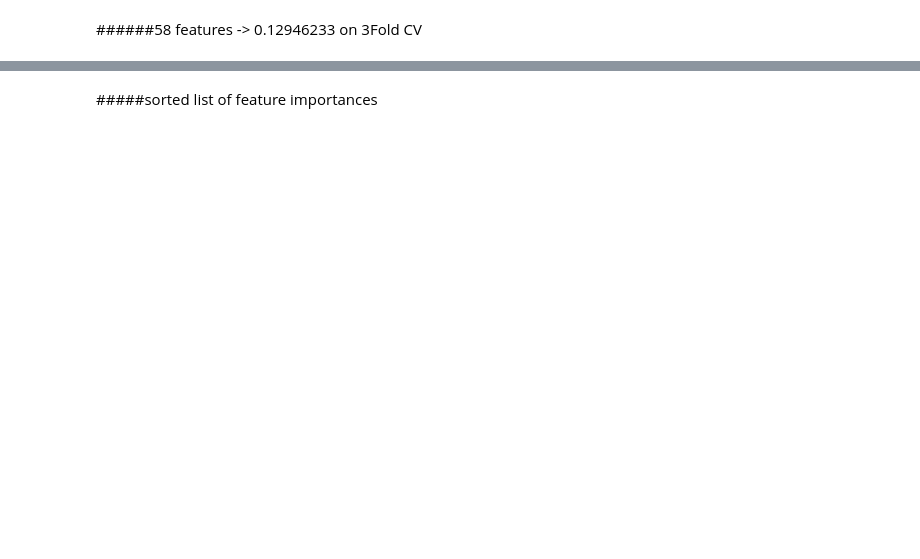
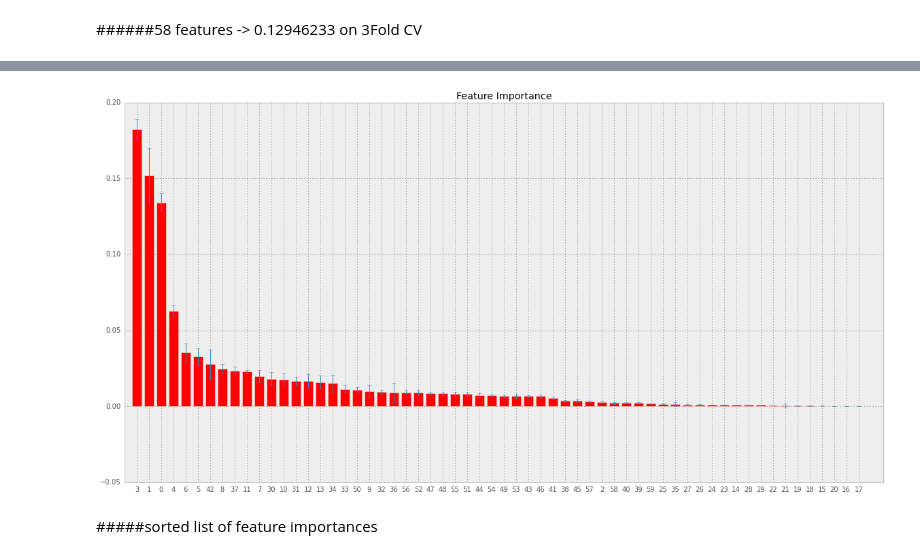
Before and after one commit to shayakhmetov/rossman-store-sales, a Jupyter notebook: rossman.ipynb, the cells around one changed output, grey strips where cells are left out. Cells and saved outputs as stored; diff of their text form; code cells hidden in the pictures; blank space fills up the shorter version.

Commit message:
rewritten logic of cross-validation, more effective, but not nuch so far

```diff
--- a/rossman.ipynb
+++ b/rossman.ipynb
@@ -231,0 +181,5 @@ def main_feature_construction(data, validation, feature_selection=None, date_ran
+# %%
+def construct_data(data, store_info, train_features):
+    data = merge_with_store(data[train_features], store_info)
+    data = construct_some_features(data)
+    return data
@@ -240,8 +231,7 @@ def visualize_feature_importances(clf, features):
         for i, k in enumerate(sorted_indices):
             print('%2d (feature %2d):' % (i, k), features[k], 'coef = %.8f' % coefs[k])
         pl.title('Coeffs of linear model')
-        pl.bar(range(len(features)), coefs[sorted_indices],
-               color='r')
+        pl.bar(range(len(features)), coefs[sorted_indices], color='r')
         pl.xticks(range(len(features)), sorted_indices)
         pl.xlim([-1, len(features) + 1])
 
@@ -253,8 +243,8 @@ def visualize_feature_importances(clf, features):
             print('%2d (feature %2d):' % (i, k), features[k], 'Importance = %.5f' % importances[k])
         print([features[k] for k in sorted_indices])
         pl.title('Feature Importance')
-        pl.bar(range(len(features)), importances[sorted_indices],
-               color='r', yerr=std[sorted_indices], align='center')
+        pl.bar(range(len(features)), importances[sorted_indices], color='r',
+               yerr=std[sorted_indices], align='center')
         pl.xticks(range(len(features)), sorted_indices)
         pl.xlim([-1, len(features) + 1])
         pl.savefig('feature_importance.png', format='png')
@@ -324,3 +292,10 @@ data = load_data('train.csv', 'test.csv', 'store.csv')
 # plot_mean_decomposition(data[0])
 # %% [markdown]
 #Main
+# %%
+train_data, test_data = main_feature_construction(data)
+test = data[1][['Id', 'Open']]
+print('train_data and test_data have been constructed')
+del data
+print('Memory usage of dataframe train_data is %3.2f Mb' % (train_data.memory_usage(index=True).sum()/(1024*1024)))
+print('Memory usage of dataframe test_data is %3.2f Mb' % (test_data.memory_usage(index=True).sum()/(1024*1024)))
@@ -330,60 +307,55 @@ data = load_data('train.csv', 'test.csv', 'store.csv')
 validation = True
 feature_selection = None
 if validation:
+    number_of_folds = 1
+    print_importances = False
+
     alphas, scores = [], []
     min_alpha, min_score = 1., 10**5
     grid_space = [1]
+
     for alpha in grid_space:
-        rmspe_cv = 0. # 58 features -> 0.
-    #     params = {
-    #         'n_estimators': range(30, 51, 5),
-    #         'min_samples_lead': range(1,5),
-    #         'max_features': ['auto', 'sqrt', 'log2'] + list(range(5, 31, 5))
-    #     }
-        number_of_folds = 1
-        if number_of_folds == 1 and len(grid_space) <= 1:
-            print_importances = True
-        else:
-            print_importances = False
-        for i, date_ranges in enumerate(get_dates_CV(number_of_folds)):
-            print('Folding', i+1)
-            print('Train -> ', [str(date_ranges[0][0]), str(date_ranges[0][-1])])
-            print(' Test -> ', [str(date_ranges[1][0]), str(date_ranges[1][-1])])
-            result = main_feature_construction(data, validation, feature_selection=feature_selection,
-                                               date_ranges=date_ranges)
-            train_data, train_data_labels, test_data, test_data_labels, features = result
-            test_predicted_labels, rmspe_score = fit_predict_model(train_data, train_data_labels, test_data,
-                                                                   test_data_labels, validation, feature_names=features,
-                                                                   print_importances=print_importances)
-            print('rmspe_score = %1.6f' % rmspe_score)
+        rmspe_cv = 0.
+
+        for i, data_fold in enumerate(get_data_CV(train_data, number_of_folds)):
+            train_fold, train_fold_labels, test_fold, test_fold_labels, feature_names = data_fold
+
+            if i == number_of_folds - 1 and len(grid_space) <= 1:
+                print('number of features =', len(feature_names))
+                print_importances = True
+
+            test_predicted_labels = fit_predict_model(train_fold, train_fold_labels, test_fold,
+                                                      feature_names=feature_names,
+                                                      print_importances=print_importances)
+            rmspe_score = compute_RMSPE(test_fold_labels, test_predicted_labels)
+            print('some rmspe_score = %1.8f' % rmspe_score)
             rmspe_cv += rmspe_score
+
+        del train_fold, train_fold_labels, test_fold, test_fold_labels, data_fold
+
         rmspe_cv /= number_of_folds
+
         if len(grid_space) > 1:
             print('trying alpha =', alpha)
-        else:
-            print('Number of features =', len(features))
-        print('Cross-validated RMSPE = %1.6f on %d folds' % (rmspe_cv, number_of_folds), end='\n\n')
+        print('Cross-validated RMSPE = %1.8f on %d folds' % (rmspe_cv, number_of_folds), end='\n\n')
 
         scores.append(rmspe_cv)
         alphas.append(alpha)
         if rmspe_cv <= min_score:
             min_score, min_alpha = rmspe_cv, alpha
     if len(grid_space) > 1:
+        print('MIN_ALPHA =', min_alpha, 'MIN_RMSPE =', min_score)
         pl.figsize(15,10)
         pl.plot(alphas, scores, 'r.--')
 
-else:
+elif not validation:
     print_importances = True
-    result = main_feature_construction(data, validation, feature_selection=feature_selection)
-    train_data, train_data_labels, test_data, test_data_labels, features = result
-    test_predicted_labels, rmspe_score = fit_predict_model(train_data, train_data_labels, test_data,
-                                                           test_data_labels, validation, feature_names=features,
-                                                           print_importances=print_importances)
-
-if not validation:
-    test = data[1][['Id', 'Open']]
+    train_array, train_array_labels, test_array, feature_names = get_all_data(train_data, test_data)
+    test_predicted_labels = fit_predict_model(train_array, train_array_labels, test_array,
+                                              feature_names=feature_names, print_importances=print_importances)
     test['Sales'] = test_predicted_labels
     test.ix[test.Open == 0, 'Sales'] = 0
     test[['Id', 'Sales']].to_csv('prediction.csv', index=False)
     print('\nResult was written to prediction.csv')
     del test
+# %% [output]
@@ -390,3 +379,4 @@ if not validation:
+[figure, added]
 # %% [markdown]
 #####sorted list of feature importances
 # %% [markdown]
```
Also changed, not shown: parts of 11 cells of this notebook.
